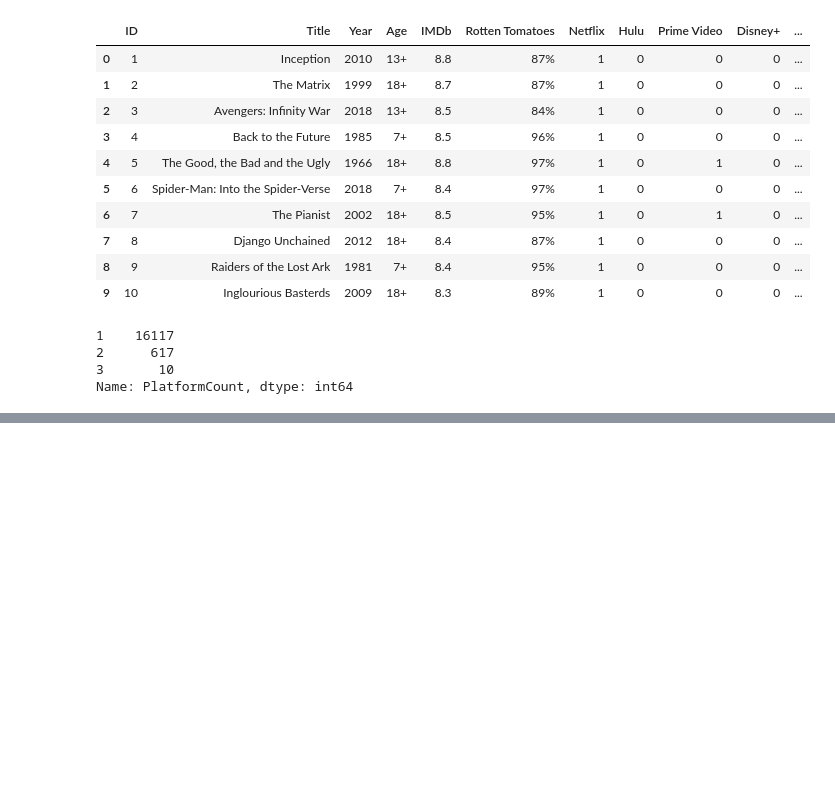
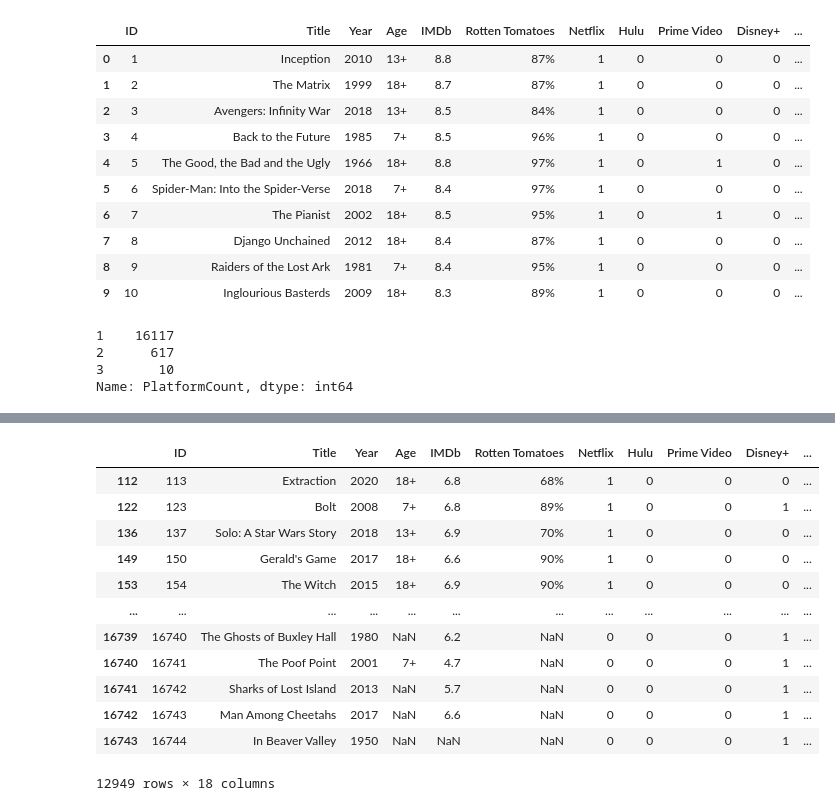
Before and after one commit to AndrewAwl/StreamingMovieData, a Jupyter notebook: FinalProject.ipynb, the cells around one changed output, grey strips where cells are left out. Saved outputs shown, nothing was run; the diff lists cells and outputs as text; code cells hidden in the pictures; blank space fills up the shorter version.

```diff
--- a/FinalProject.ipynb
+++ b/FinalProject.ipynb
@@ -294,0 +317,26 @@ Name: PlatformCount, dtype: int64
+# %%
+def qualityrate(rating):
+    if rating is None:
+        return 0
+    if rating >= 7.0:
+        return 1
+    else:
+        return 0
+streamdata['Quality'] = streamdata['IMDb'].apply(lambda row: qualityrate(row))
+#streamdata['UniqueID'] = streamdata['Title','Year','Directors'].apply(lambda row: concatenate(row['Title'], row['Year'], row['Directors']), axis=1)
+# %%
+streamdata[streamdata['Quality']==0]
+# %% [output]
+|  | ID | Title | Year | Age | IMDb | Rotten Tomatoes | Netflix | Hulu | Prime Video | Disney+ | ... |
+| 112 | 113 | Extraction | 2020 | 18+ | 6.8 | 68% | 1 | 0 | 0 | 0 | ... |
+| 122 | 123 | Bolt | 2008 | 7+ | 6.8 | 89% | 1 | 0 | 0 | 1 | ... |
+| 136 | 137 | Solo: A Star Wars Story | 2018 | 13+ | 6.9 | 70% | 1 | 0 | 0 | 0 | ... |
+| 149 | 150 | Gerald's Game | 2017 | 18+ | 6.6 | 90% | 1 | 0 | 0 | 0 | ... |
+| 153 | 154 | The Witch | 2015 | 18+ | 6.9 | 90% | 1 | 0 | 0 | 0 | ... |
+| ... | ... | ... | ... | ... | ... | ... | ... | ... | ... | ... | ... |
+| 16739 | 16740 | The Ghosts of Buxley Hall | 1980 | NaN | 6.2 | NaN | 0 | 0 | 0 | 1 | ... |
+| 16740 | 16741 | The Poof Point | 2001 | 7+ | 4.7 | NaN | 0 | 0 | 0 | 1 | ... |
+| 16741 | 16742 | Sharks of Lost Island | 2013 | NaN | 5.7 | NaN | 0 | 0 | 0 | 1 | ... |
+| 16742 | 16743 | Man Among Cheetahs | 2017 | NaN | 6.6 | NaN | 0 | 0 | 0 | 1 | ... |
+| 16743 | 16744 | In Beaver Valley | 1950 | NaN | NaN | NaN | 0 | 0 | 0 | 1 | ... |
+12949 rows × 18 columns
```
Also changed, not shown: parts of 5 cells of this notebook.
